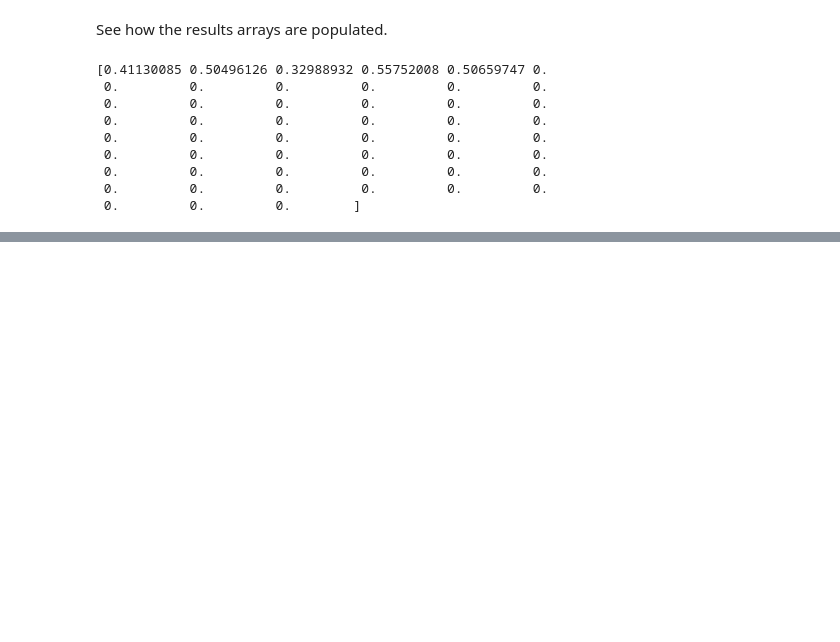
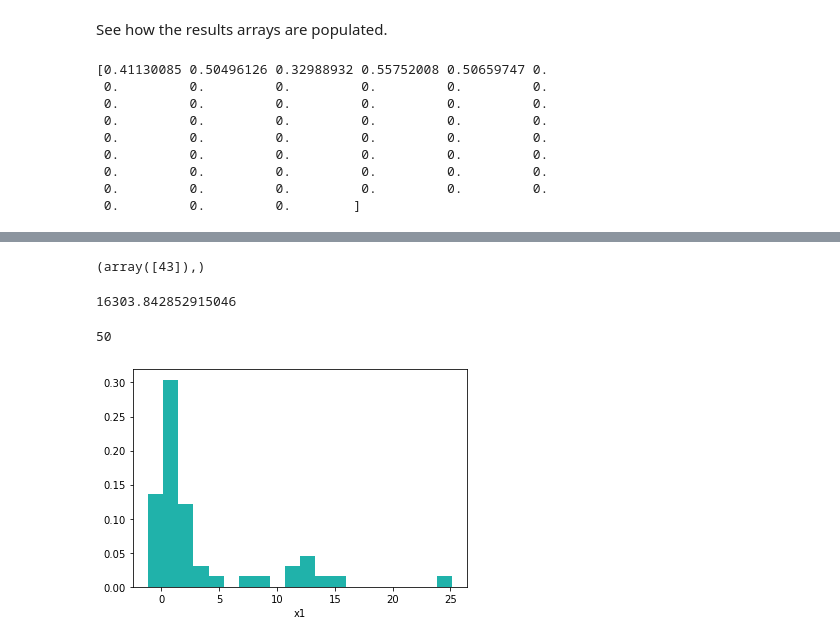
Before and after one commit to MelissaGraham/decam_ddf_tools, a Jupyter notebook: transients_science/fit_multiple_potential_snia.ipynb, the cells around one changed output, grey strips where cells are left out. Saved outputs shown, nothing was run; the diff lists cells and outputs as text; code cells hidden in the pictures; blank space fills up the shorter version.

```diff
--- a/transients_science/fit_multiple_potential_snia.ipynb
+++ b/transients_science/fit_multiple_potential_snia.ipynb
@@ -119,0 +236,22 @@ Then, explore their results. You can make plots of the distributions of values,
+# %%
+# Find which index in our fit_x1 array that has the extreme value
+np.where(fit_x1 > 14000)
+# %% [output]
+(array([43]),)
+# %%
+# Double-check the value
+fit_x1[43]
+# %% [output]
+16303.842852915046
+# %%
+# Create a new fit_x1 array that doesn't include the extreme value we just found
+fit_x1_new = np.delete(fit_x1, 43, 0)
+len(fit_x1_new)
+# %% [output]
+50
+# %%
+# Replot x1 data
+plt.hist(fit_x1_new, bins=20, density=True, histtype='stepfilled', color='lightseagreen')
+plt.xlabel('x1');
+# %% [output]
+[figure, added]
```
Also changed, not shown: parts of 55 cells of this notebook, 1 other file.
